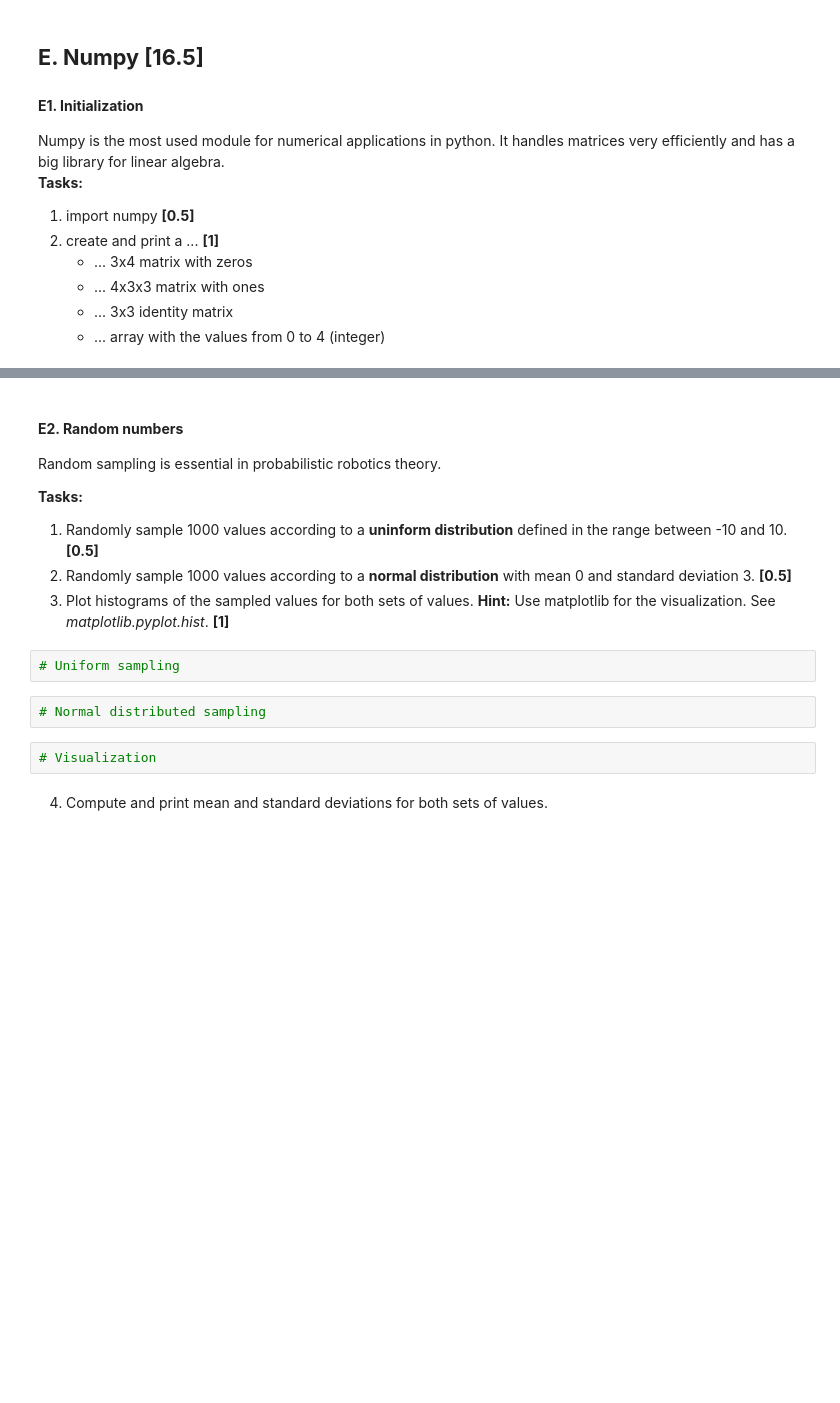
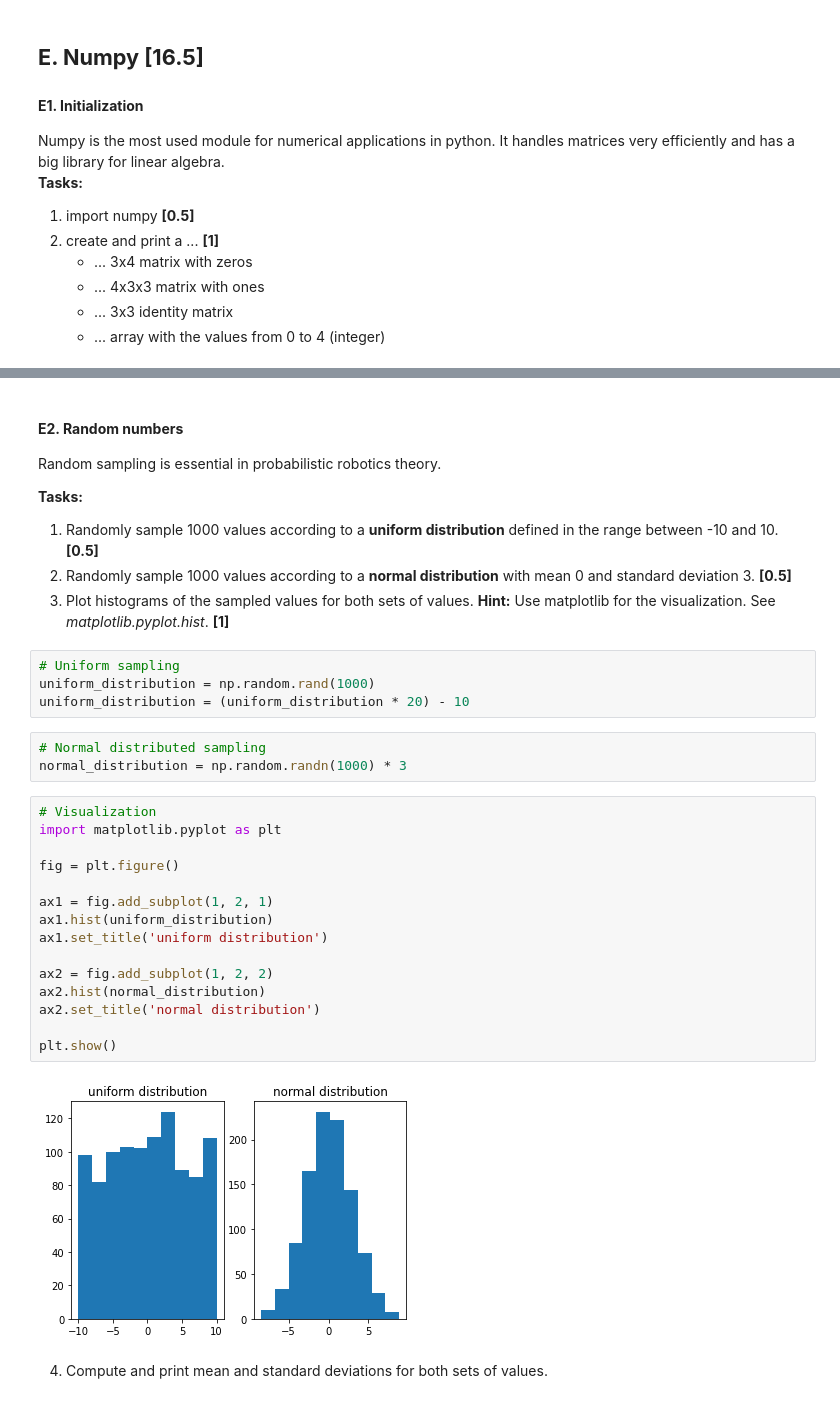
Before and after one commit to seungho1010/learn_MobileRobotics, a Jupyter notebook: msr1-00-python/ex-00-lastname.ipynb, the cells around one changed output, grey strips where cells are left out. Drawn from its saved outputs; the diff is of its cells as text; blank space fills up the shorter version.

```diff
--- a/msr1-00-python/ex-00-lastname.ipynb
+++ b/msr1-00-python/ex-00-lastname.ipynb
@@ -159,14 +277,32 @@ Numpy is the most used module for numerical applications in python. It handles m
 Random sampling is essential in probabilistic robotics theory.
 
 **Tasks:**
-1. Randomly sample 1000 values according to a **uninform distribution** defined in the range between -10 and 10.  **[0.5]**
+1. Randomly sample 1000 values according to a **uniform distribution** defined in the range between -10 and 10.  **[0.5]**
 2. Randomly sample 1000 values according to a **normal distribution** with mean 0 and standard deviation 3. **[0.5]**
 3. Plot histograms of the sampled values for both sets of values. **Hint:** Use matplotlib for the visualization. See *matplotlib.pyplot.hist*. **[1]**
-# %%
-# Uniform sampling
+# %%
+# Uniform sampling
+uniform_distribution = np.random.rand(1000)
+uniform_distribution = (uniform_distribution * 20) - 10
 # %%
 # Normal distributed sampling
+normal_distribution = np.random.randn(1000) * 3
-# %%
-# Visualization
+# %%
+# Visualization
+import matplotlib.pyplot as plt
+
+fig = plt.figure()
+
+ax1 = fig.add_subplot(1, 2, 1)
+ax1.hist(uniform_distribution)
+ax1.set_title('uniform distribution')
+
+ax2 = fig.add_subplot(1, 2, 2)
+ax2.hist(normal_distribution)
+ax2.set_title('normal distribution')
+
+plt.show()
+# %% [output]
+[figure, added]
 # %% [markdown]
 4. Compute and print mean and standard deviations for both sets of values.
```
Also changed, not shown: parts of 82 cells of this notebook.
